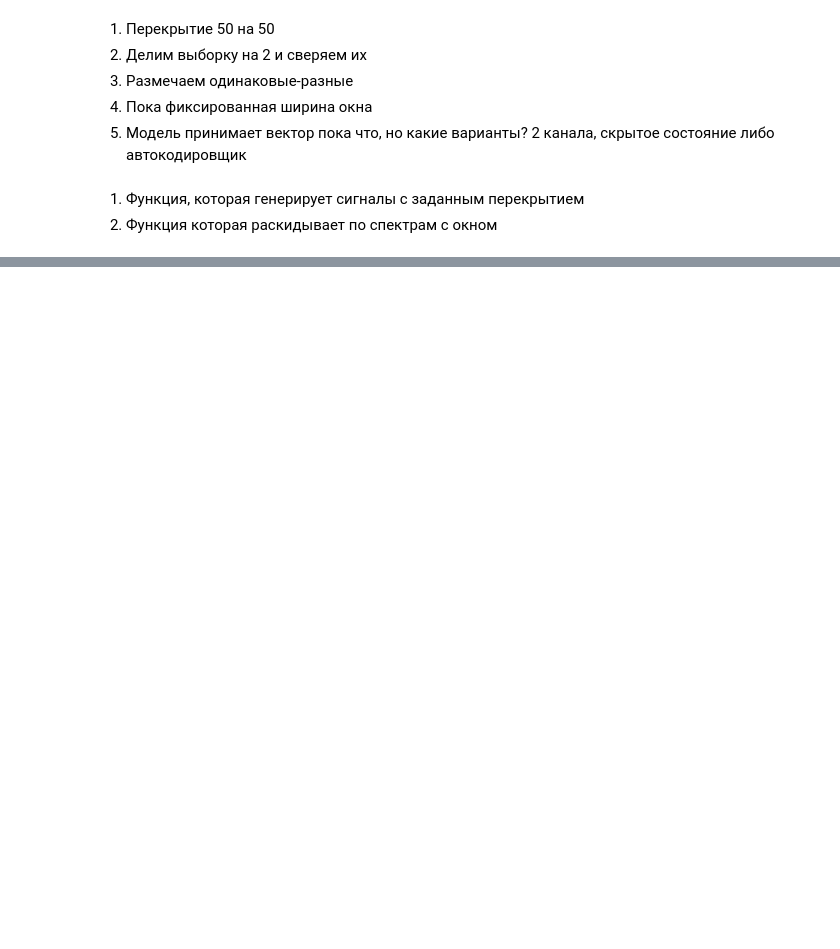
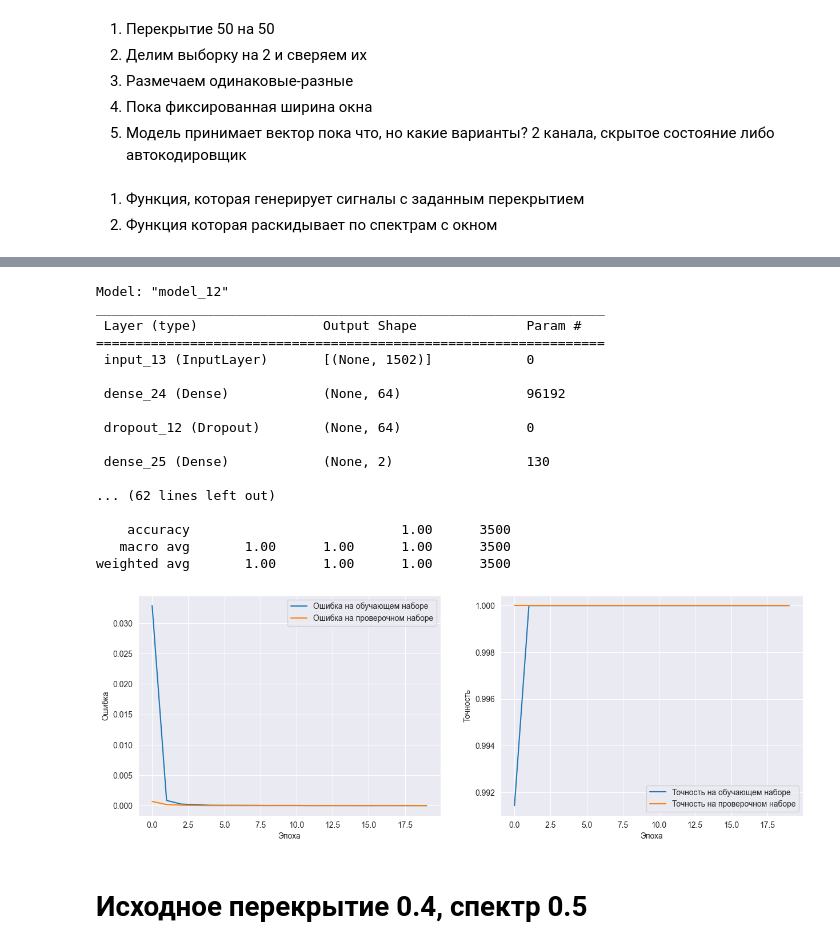
Before and after one commit to aldmitry/signal_processing_with_NN, a Jupyter notebook: model1.ipynb, the cells around one changed output, grey strips where cells are left out. Saved outputs shown, nothing was run; the diff lists cells and outputs as text; code cells hidden in the pictures; blank space fills up the shorter version.

```diff
--- a/model1.ipynb
+++ b/model1.ipynb
@@ -125,6 +42,0 @@ model = Model(input1, l)
-# %%
-# Компиляция модели
-model.compile(optimizer=Adam(lr=1e-3),
-            loss='categorical_crossentropy',
-            metrics=['accuracy'])
-model.summary()
@@ -212,0 +97,13 @@ weighted avg       1.00      1.00      1.00      3000
+# %%
+def make_spectr(signals,second_part = 0.5):
+    ind = int(len(signals[0]) * (1 - second_part))
+    signal_1 = [i[:ind] for i in signals]
+    signal_2 = [i[ind:] for i in signals]
+    signal_1_fft = [np.abs(rfft(i.flatten())) for i in signal_1]
+    signal_1_fft = [i/i.max() for i in signal_1_fft]
+    signal_2_fft = [np.abs(rfft(i.flatten())) for i in signal_2]
+    signal_2_fft = [i/i.max() for i in signal_2_fft]
+    signal_1_fft = np.array(signal_1_fft)
+    signal_2_fft = np.array(signal_2_fft)
+    print('Размеры спектров', signal_1_fft.shape, signal_2_fft.shape)
+    return signal_1_fft, signal_2_fft
@@ -212,0 +147,12 @@ weighted avg       1.00      1.00      1.00      3000
+# %%
+def prepare_data(signal_1_fft, signal_2_fft, y):
+    X = np.concatenate([signal_1_fft, signal_2_fft], axis=1)
+    y = to_categorical(y)
+    print('signal_1_fft', signal_1_fft.shape)
+    print('signal_2_fft', signal_2_fft.shape)
+    X_train, X_test, y_train, y_test = train_test_split(X,y, stratify=y, test_size=0.3)
+    print('X_train', X_train.shape)
+    print('y_train', y_train.shape)
+    print('X_test', X_test.shape)
+    print('y_test', y_test.shape)
+    return X_train, X_test, y_train, y_test
@@ -212,0 +161,4 @@ weighted avg       1.00      1.00      1.00      3000
+# %%
+signals, y = make_signals(WINDOW = 3000, N_signals = 5000, overlap = 0.5)
+signal_1_fft, signal_2_fft = make_spectr(signals,second_part = 0.5)
+X_train, X_test, y_train, y_test = prepare_data(signal_1_fft, signal_2_fft, y)
@@ -212,0 +173,31 @@ weighted avg       1.00      1.00      1.00      3000
+# %%
+input1 = Input(X_train.shape[1])
+l = Dense(64, activation="relu")(input1)
+l = Dropout(0.25)(l)
+#l = BatchNormalization()(l)
+l = Dense(2, activation = 'softmax')(l)
+model = Model(input1, l)
+
+
+compile_and_learn(model, X_train, y_train, X_test, y_test, epochs = 20, optimizer = Adam(lr=1e-3), loss = 'categorical_crossentropy', metrics = ['accuracy'], batch_size = 16)
+# %% [output]
+Model: "model_12"
+_________________________________________________________________
+ Layer (type)                Output Shape              Param #
+=================================================================
+ input_13 (InputLayer)       [(None, 1502)]            0
+
+ dense_24 (Dense)            (None, 64)                96192
+
+ dropout_12 (Dropout)        (None, 64)                0
+
+ dense_25 (Dense)            (None, 2)                 130
+
+... (62 lines left out)
+
+    accuracy                           1.00      3500
+   macro avg       1.00      1.00      1.00      3500
+weighted avg       1.00      1.00      1.00      3500
+[figure, added]
+# %% [markdown]
+# Исходное перекрытие 0.4, спектр 0.5
```
Also changed, not shown: parts of 48 cells of this notebook, 1 other file.
